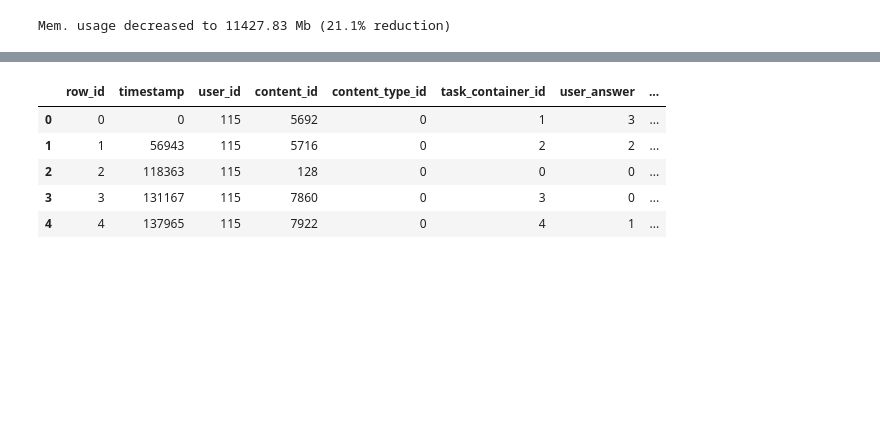
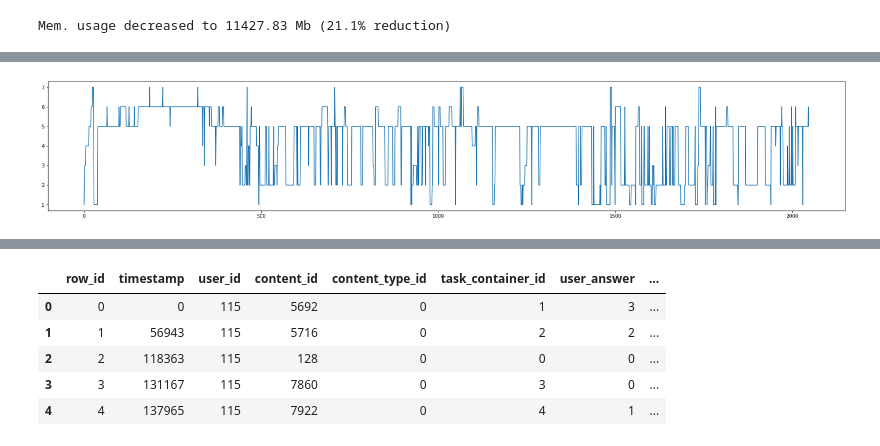
Before and after one commit to zakopuro/kaggle_Riiid, a Jupyter notebook: notebook/EDA.ipynb, the cells around one changed output, grey strips where cells are left out. Saved outputs shown, nothing was run; the diff lists cells and outputs as text; code cells hidden in the pictures; blank space fills up the shorter version.

```diff
--- a/notebook/EDA.ipynb
+++ b/notebook/EDA.ipynb
@@ -76,0 +180,6 @@ Mem. usage decreased to 11427.83 Mb (21.1% reduction)
+# %%
+plt.figure(figsize=(30,5))
+plt.plot(train_df[(train_df['user_id'] == 363123680)]['part'].reset_index(drop=True))
+plt.show()
+# %% [output]
+[figure, added]
```
Also changed, not shown: parts of 32 cells of this notebook, 11 other files.
